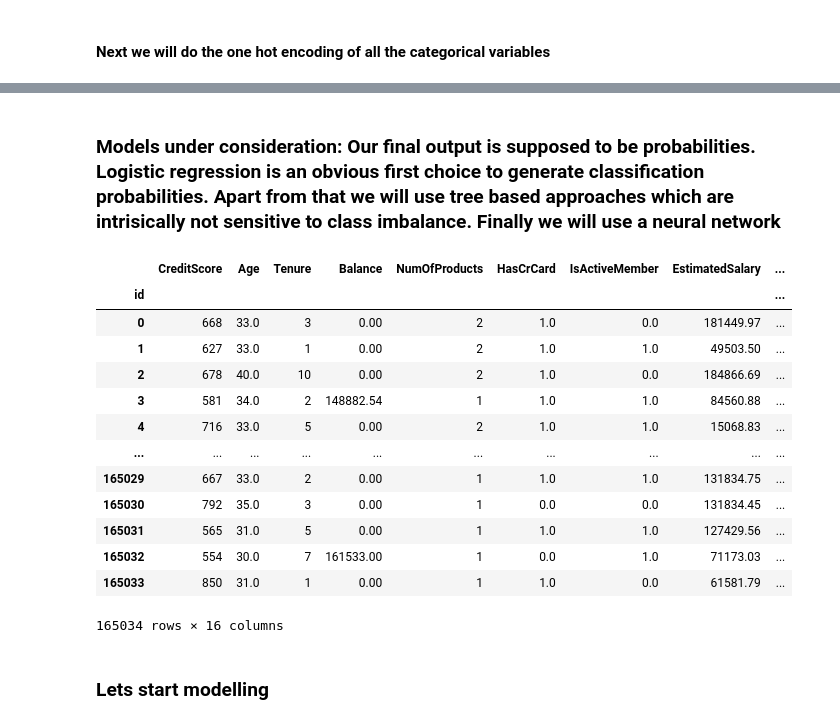
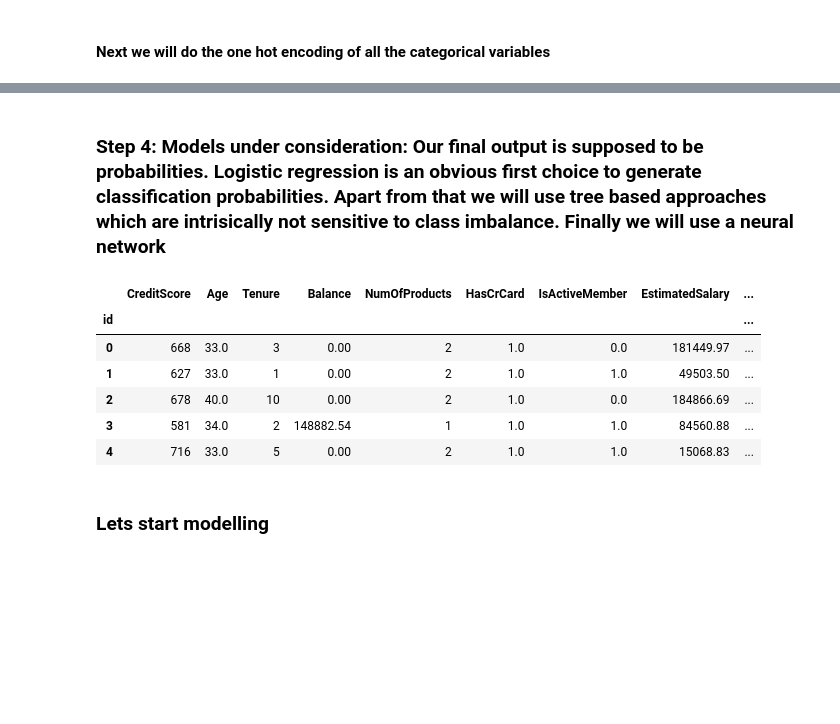
Before and after one commit to raulghosh/KaggleBankCustomerChurn, a Jupyter notebook: Churn_Prediction.ipynb, the cells around one changed output, grey strips where cells are left out. Cells and saved outputs as stored; diff of their text form; code cells hidden in the pictures; blank space fills up the shorter version.

```diff
--- a/Churn_Prediction.ipynb
+++ b/Churn_Prediction.ipynb
@@ -266,27 +264,20 @@ X_train.head()
 | 3 | 15741417 | Kao | 581 | 34.0 | 2 | 148882.54 | 1 | 1.0 | 1.0 | ... |
 | 4 | 15766172 | Chiemenam | 716 | 33.0 | 5 | 0.00 | 2 | 1.0 | 1.0 | ... |
 # %% [markdown]
-### Models under consideration: Our final output is supposed to be probabilities. Logistic regression is an obvious first choice to generate classification probabilities. Apart from that we will use tree based approaches which are intrisically not sensitive to class imbalance. Finally we will use a neural network
+### Step 4: Models under consideration: Our final output is supposed to be probabilities. Logistic regression is an obvious first choice to generate classification probabilities. Apart from that we will use tree based approaches which are intrisically not sensitive to class imbalance. Finally we will use a neural network
 # %%
 X=X_train.drop(columns=['CustomerId','Surname'])
 y=y_train
 # %%
-X
+X.head()
 # %% [output]
 |  | CreditScore | Age | Tenure | Balance | NumOfProducts | HasCrCard | IsActiveMember | EstimatedSalary | ... |
 | id |  |  |  |  |  |  |  |  | ... |
 | 0 | 668 | 33.0 | 3 | 0.00 | 2 | 1.0 | 0.0 | 181449.97 | ... |
 | 1 | 627 | 33.0 | 1 | 0.00 | 2 | 1.0 | 1.0 | 49503.50 | ... |
 | 2 | 678 | 40.0 | 10 | 0.00 | 2 | 1.0 | 0.0 | 184866.69 | ... |
 | 3 | 581 | 34.0 | 2 | 148882.54 | 1 | 1.0 | 1.0 | 84560.88 | ... |
 | 4 | 716 | 33.0 | 5 | 0.00 | 2 | 1.0 | 1.0 | 15068.83 | ... |
-| ... | ... | ... | ... | ... | ... | ... | ... | ... | ... |
-| 165029 | 667 | 33.0 | 2 | 0.00 | 1 | 1.0 | 1.0 | 131834.75 | ... |
-| 165030 | 792 | 35.0 | 3 | 0.00 | 1 | 0.0 | 0.0 | 131834.45 | ... |
-| 165031 | 565 | 31.0 | 5 | 0.00 | 1 | 1.0 | 1.0 | 127429.56 | ... |
-| 165032 | 554 | 30.0 | 7 | 161533.00 | 1 | 0.0 | 1.0 | 71173.03 | ... |
-| 165033 | 850 | 31.0 | 1 | 0.00 | 1 | 1.0 | 0.0 | 61581.79 | ... |
-165034 rows × 16 columns
 # %%
 train_X, val_X, train_y, val_y = train_test_split(X, y, test_size=0.2, random_state=55, stratify=y)
 # %% [markdown]
```
Also changed, not shown: parts of 38 cells of this notebook.
